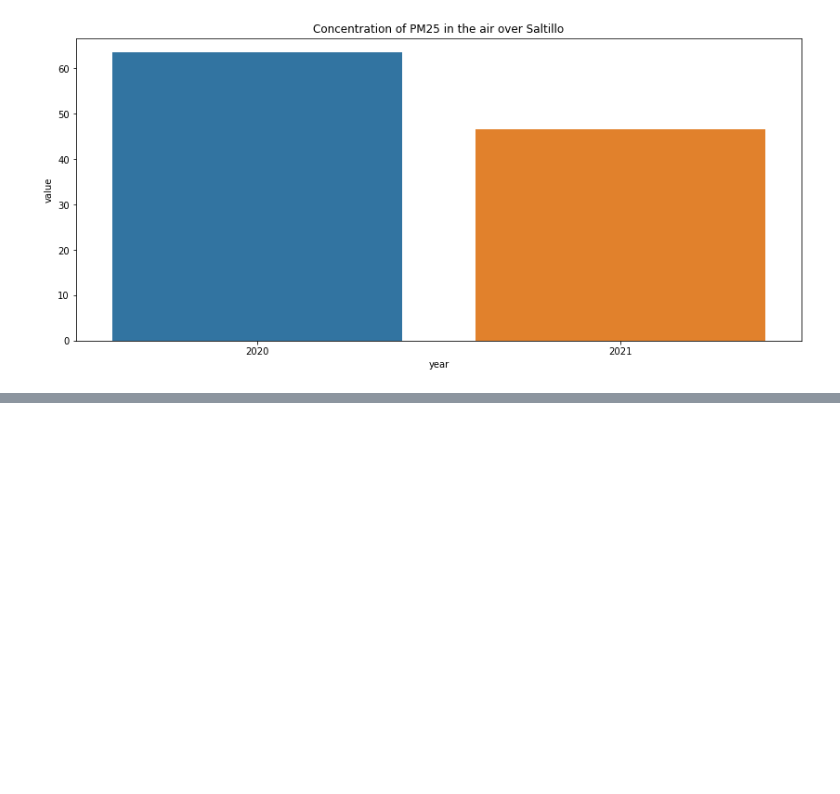
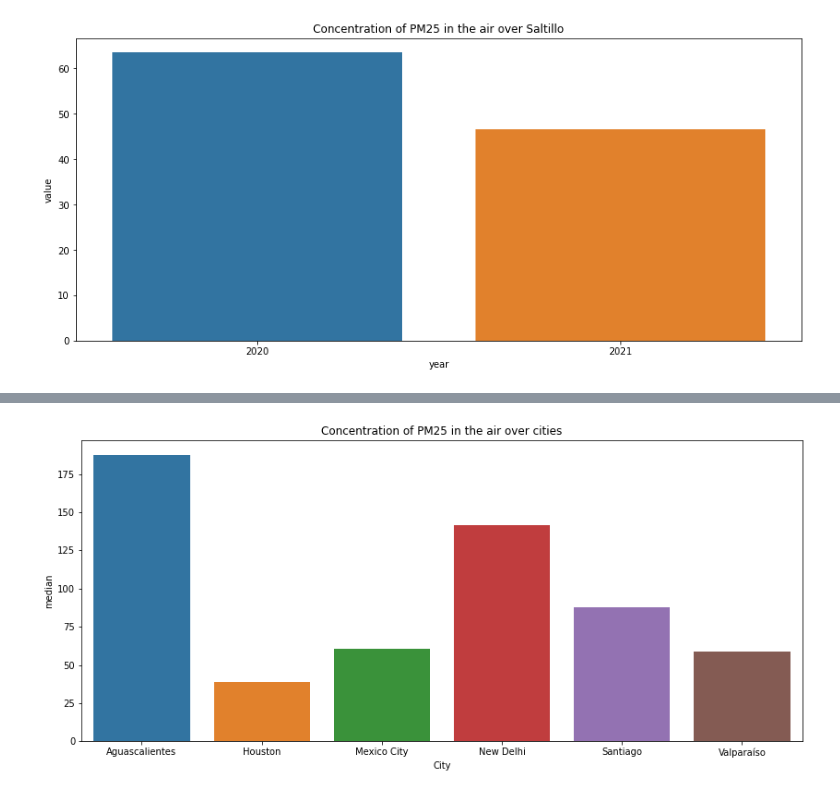
Before and after one commit to angelsmreyes/Contaminacion-del-aire-proyecto, a Jupyter notebook: Proyecto_air_quality.ipynb, the cells around one changed output, grey strips where cells are left out. Saved outputs shown, nothing was run; the diff lists cells and outputs as text; code cells hidden in the pictures; blank space fills up the shorter version.

```diff
--- a/Proyecto_air_quality.ipynb
+++ b/Proyecto_air_quality.ipynb
@@ -302,0 +337,2 @@ plt.title('Concentration of PM25 in the air over Saltillo');
+# %%
+covid.Date = pd.to_datetime(covid.Date)
@@ -302,0 +347,2 @@ plt.title('Concentration of PM25 in the air over Saltillo');
+# %%
+mx_cl = covid.loc[(covid['Country'].isin(['MX', 'CL','US', 'IN'])) & (covid['City'].isin(['Mexico City', 'Santiago','Aguascalientes','New Delhi', 'Valparaíso', 'Houston']))]
@@ -302,0 +355,3 @@ plt.title('Concentration of PM25 in the air over Saltillo');
+# %%
+poll_city = mx_cl.groupby(['Specie','City'], as_index=False).agg({'median':'mean'})
+poll_city
@@ -302,0 +390,3 @@ plt.title('Concentration of PM25 in the air over Saltillo');
+# %%
+poll_c_pm25 = poll_city.loc[poll_city['Specie'] == 'pm25']
+poll_c_pm25
@@ -302,0 +401,6 @@ plt.title('Concentration of PM25 in the air over Saltillo');
+# %%
+plt.subplots(figsize=(14,6))
+sns.barplot(poll_c_pm25['City'], poll_c_pm25['median'])
+plt.title('Concentration of PM25 in the air over cities');
+# %% [output]
+[figure, added]
```
Also changed, not shown: parts of 14 cells of this notebook, 1 other file.
